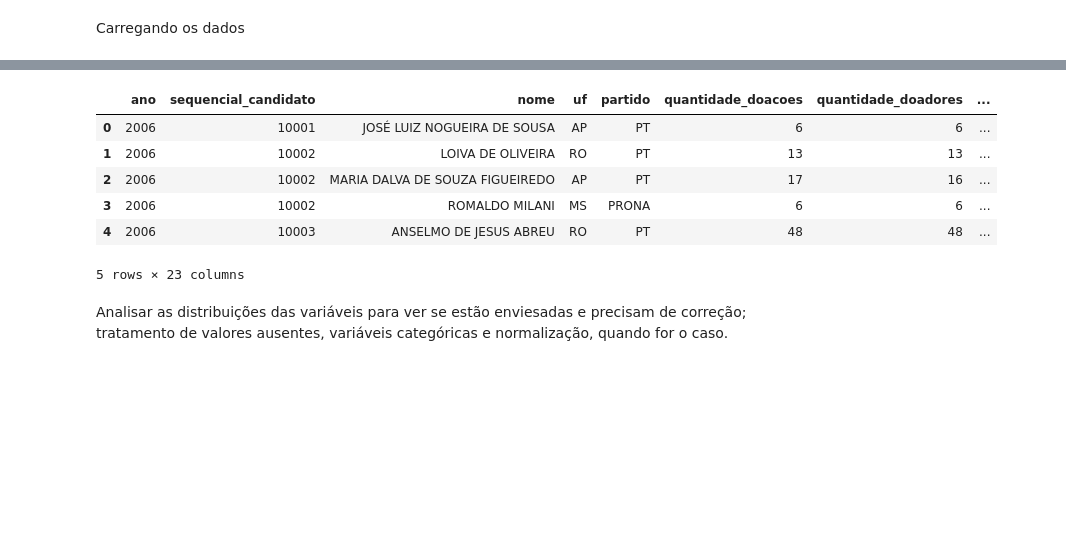
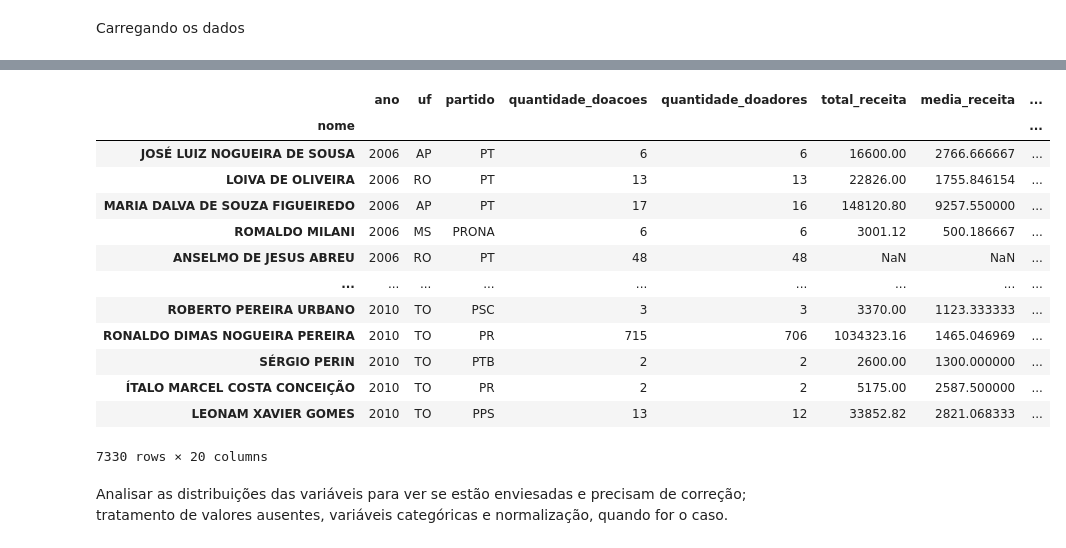
Before and after one commit to alananeo/votacao_ml, a Jupyter notebook: tarefa.ipynb, the cells around one changed output, grey strips where cells are left out. Cells and saved outputs as stored; diff of their text form; code cells hidden in the pictures; blank space fills up the shorter version.

```diff
--- a/tarefa.ipynb
+++ b/tarefa.ipynb
@@ -15,7 +15,13 @@ from scipy.stats.stats import pearsonr
 # %% [markdown]
 Carregando os dados
 # %%
-train = pd.read_csv("data/eleicoes_2006_TREINO_CONFIGURADO_LIBRE.csv")
-test = pd.read_csv("data/eleicoes_2010_TESTE_CONFIGURADO_LIBRE.csv")
+train = pd.read_csv("data/eleicoes_2006_TREINO_CONFIGURADO_LIBRE.csv", index_col="nome")
+del train['sequencial_candidato']
+del train['cargo']
+
+test = pd.read_csv("data/eleicoes_2010_TESTE_CONFIGURADO_LIBRE.csv", index_col="nome")
+del test['sequencial_candidato']
+del test['cargo']
+
 all_data = pd.concat((train.loc[:,'ano':'votos'], test.loc[:,'ano':'votos']))
 # %%
@@ -41,13 +83,20 @@ test.head()
 # %%
-all_data.head()
+all_data
 # %% [output]
-|  | ano | sequencial_candidato | nome | uf | partido | quantidade_doacoes | quantidade_doadores | ... |
-| 0 | 2006 | 10001 | JOSÉ LUIZ NOGUEIRA DE SOUSA | AP | PT | 6 | 6 | ... |
-| 1 | 2006 | 10002 | LOIVA DE OLIVEIRA | RO | PT | 13 | 13 | ... |
-| 2 | 2006 | 10002 | MARIA DALVA DE SOUZA FIGUEIREDO | AP | PT | 17 | 16 | ... |
-| 3 | 2006 | 10002 | ROMALDO MILANI | MS | PRONA | 6 | 6 | ... |
-| 4 | 2006 | 10003 | ANSELMO DE JESUS ABREU | RO | PT | 48 | 48 | ... |
+|  | ano | uf | partido | quantidade_doacoes | quantidade_doadores | total_receita | media_receita | ... |
+| nome |  |  |  |  |  |  |  | ... |
+| JOSÉ LUIZ NOGUEIRA DE SOUSA | 2006 | AP | PT | 6 | 6 | 16600.00 | 2766.666667 | ... |
+| LOIVA DE OLIVEIRA | 2006 | RO | PT | 13 | 13 | 22826.00 | 1755.846154 | ... |
+| MARIA DALVA DE SOUZA FIGUEIREDO | 2006 | AP | PT | 17 | 16 | 148120.80 | 9257.550000 | ... |
+| ROMALDO MILANI | 2006 | MS | PRONA | 6 | 6 | 3001.12 | 500.186667 | ... |
+| ANSELMO DE JESUS ABREU | 2006 | RO | PT | 48 | 48 | NaN | NaN | ... |
+| ... | ... | ... | ... | ... | ... | ... | ... | ... |
+| ROBERTO PEREIRA URBANO | 2010 | TO | PSC | 3 | 3 | 3370.00 | 1123.333333 | ... |
+| RONALDO DIMAS NOGUEIRA PEREIRA | 2010 | TO | PR | 715 | 706 | 1034323.16 | 1465.046969 | ... |
+| SÉRGIO PERIN | 2010 | TO | PTB | 2 | 2 | 2600.00 | 1300.000000 | ... |
+| ÍTALO MARCEL COSTA CONCEIÇÃO | 2010 | TO | PR | 2 | 2 | 5175.00 | 2587.500000 | ... |
+| LEONAM XAVIER GOMES | 2010 | TO | PPS | 13 | 12 | 33852.82 | 2821.068333 | ... |
-5 rows × 23 columns
+7330 rows × 20 columns
 # %% [markdown]
 Analisar as distribuições das variáveis para ver se estão enviesadas e precisam de correção; tratamento de valores ausentes, variáveis categóricas e normalização, quando for o caso.
 # %% [markdown]
```
Also changed, not shown: parts of 45 cells of this notebook, 1 other file.
